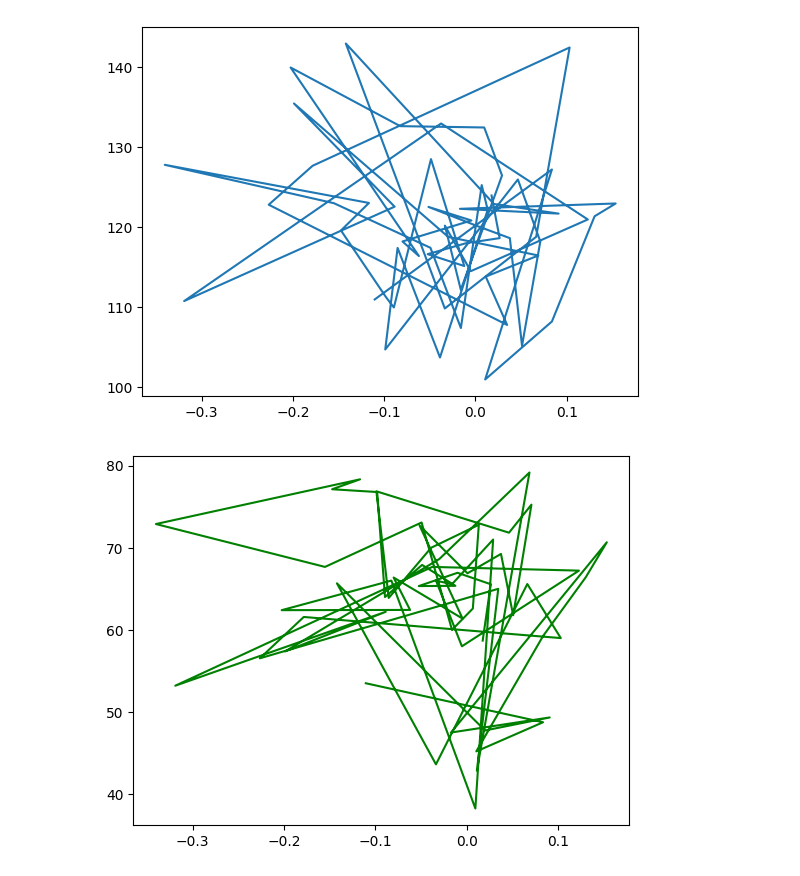
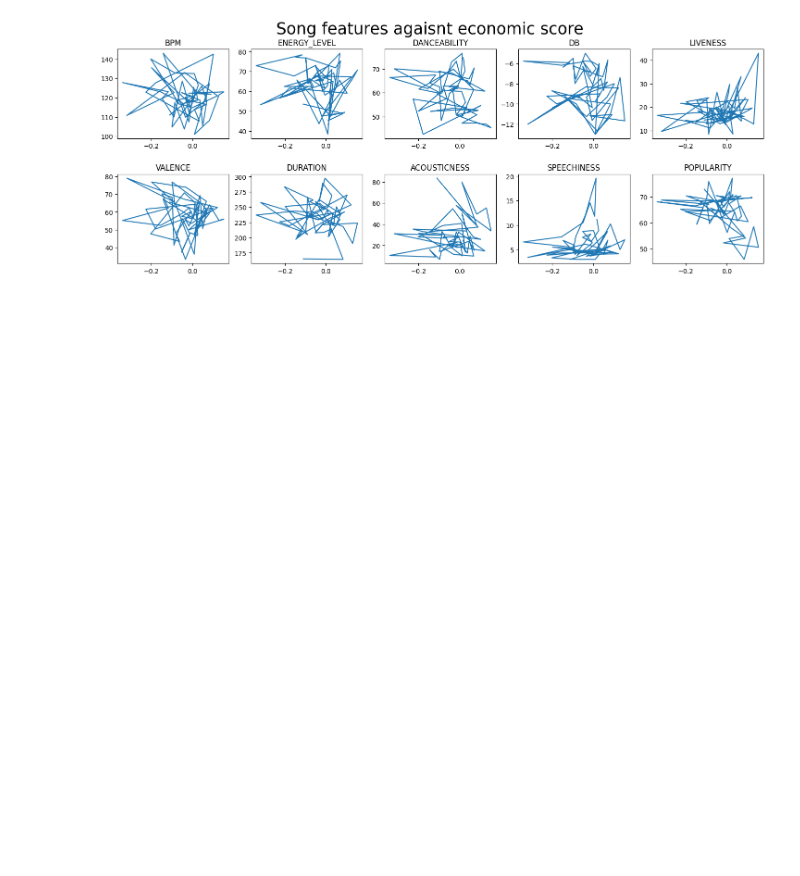
Before and after one commit to SubaitaM/sounds-of-the-economy, a Jupyter notebook: songs_of_the_economy.ipynb, the cells around one changed output. Saved outputs shown, nothing was run; the diff lists cells and outputs as text; code cells hidden in the pictures; blank space fills up the shorter version.

Commit message:
added linear reggresion and time series

```diff
--- a/songs_of_the_economy.ipynb
+++ b/songs_of_the_economy.ipynb
@@ -91,0 +91,17 @@ Index(['economic_score', 'bpm', 'nrgy', 'dnce', 'dB', 'live', 'val', 'dur',
+# %%
+x_axis = [i for i in range(1961,2020)]
+
+plt.plot(x_axis,df.economic_score)
+plt.title('Economic score agaisnt time')
+plt.show()
+plt.close()
+
+
+plt.subplots(2,5,figsize=(18,6))
+plt.suptitle('Song features agaisnt time',size=25)
+titles = df.columns
+for i in range(1,11,1):
+    plt.subplot(2,5,i)
+    plt.plot(x_axis,df[titles[i]])
+    plt.title(titles[i].upper())
+plt.subplots_adjust(hspace=0.4)
@@ -92,50 +116,28 @@ Index(['economic_score', 'bpm', 'nrgy', 'dnce', 'dB', 'live', 'val', 'dur',
 # %%
 x_axis = df.economic_score
-plt.plot(x_axis,df.bpm)
-plt.show()
-plt.close()
 
 
+plt.subplots(2,5,figsize=(18,6))
+plt.suptitle('Song features agaisnt economic score',size=25)
+titles = df.columns
+for i in range(1,11,1):
+    plt.subplot(2,5,i)
+    plt.plot(x_axis,df[titles[i]])
+    plt.title(titles[i].upper())
+plt.subplots_adjust(hspace=0.4)
 
-plt.plot(x_axis,df.nrgy,color='green')
-plt.show()
-plt.close()
+correlations = df.corr(numeric_only=True)['economic_score'].sort_values(ascending=False).reset_index()
 
 
-plt.plot(x_axis,df.dnce,color='orange')
-plt.show()
-plt.close()
+correlations.rename(columns={
+'economic_score': 'correlation'
+}, inplace=True)
 
+print('According to the coreelation coefficients, the song features that correlates with economic_score the strongest are: ')
+features = []
+for idx,row in correlations.iterrows():
 
-plt.plot(x_axis,df.dB,color='black')
-plt.show()
-plt.close()
-
-plt.plot(x_axis,df.live,color='red')
-plt.show()
-plt.close()
-
-plt.plot(x_axis,df.val)
-plt.show()
-plt.close()
-
-
-plt.plot(x_axis,df.dur,color='green')
-plt.show()
-plt.close()
-
-plt.plot(x_axis,df.acous,color='orange')
-plt.show()
-plt.close()
-
-plt.plot(x_axis,df.spch,color='black')
-plt.show()
-plt.close()
-
-plt.plot(x_axis,df['pop'])
-plt.show()
-plt.close()
-
-correlations = df.corr(numeric_only=True)['economic_score'].sort_values(ascending=False)
-print(correlations)
+    if abs(row['correlation']) > 0.14 and row['correlation']<1:
+        print(f"{row['index']} with correlation coefficient of {round(row['correlation'],2)}")
+        features.append(row['index'])
 # %% [output]
@@ -142,2 +149 @@ print(correlations)
-[figure, old version]
+[figure, new version]
-[figure, removed]
```
Also changed, not shown: parts of 15 cells of this notebook.
